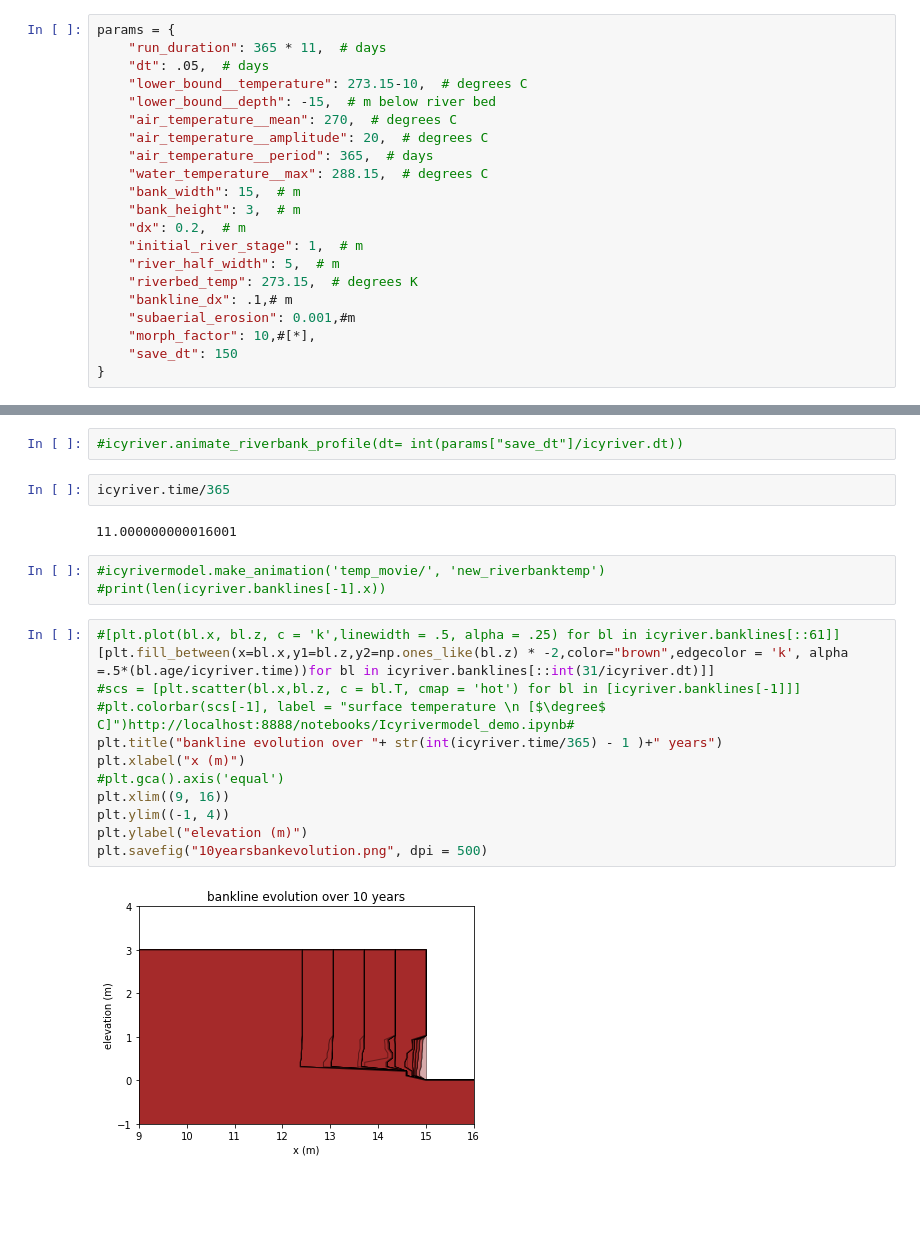
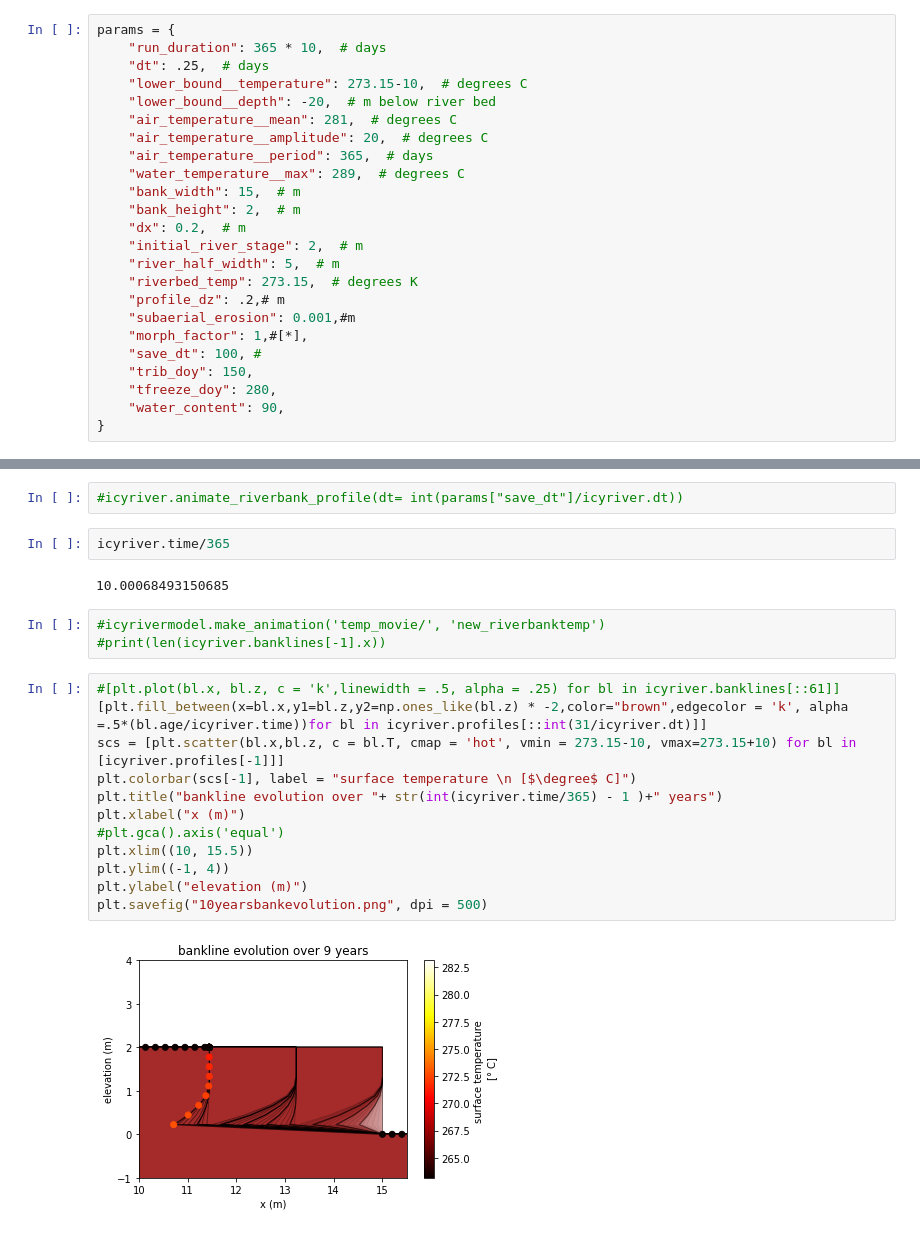
Before and after one commit to josiearcuri/icyrivermodel, a Jupyter notebook: Icyrivermodel_demo.ipynb, the cells around one changed output, grey strips where cells are left out. Saved outputs shown, nothing was run; the diff lists cells and outputs as text; blank space fills up the shorter version.

```diff
--- a/Icyrivermodel_demo.ipynb
+++ b/Icyrivermodel_demo.ipynb
@@ -48,22 +48,25 @@ $q_{conduction} = -k_{perma} \Delta T = - k_{perma} (T_{water} - T_{melt})$
 Under Construction
 # %%
 params = {
-    "run_duration": 365 * 11,  # days
-    "dt": .05,  # days
+    "run_duration": 365 * 10,  # days
+    "dt": .25,  # days
     "lower_bound__temperature": 273.15-10,  # degrees C
-    "lower_bound__depth": -15,  # m below river bed
-    "air_temperature__mean": 270,  # degrees C
+    "lower_bound__depth": -20,  # m below river bed
+    "air_temperature__mean": 281,  # degrees C
     "air_temperature__amplitude": 20,  # degrees C
     "air_temperature__period": 365,  # days
-    "water_temperature__max": 288.15,  # degrees C
+    "water_temperature__max": 289,  # degrees C
     "bank_width": 15,  # m
-    "bank_height": 3,  # m
+    "bank_height": 2,  # m
     "dx": 0.2,  # m
-    "initial_river_stage": 1,  # m
+    "initial_river_stage": 2,  # m
     "river_half_width": 5,  # m
     "riverbed_temp": 273.15,  # degrees K
-    "bankline_dx": .1,# m
+    "profile_dz": .2,# m
     "subaerial_erosion": 0.001,#m
-    "morph_factor": 10,#[*],
-    "save_dt": 150
+    "morph_factor": 1,#[*],
+    "save_dt": 100, #
+    "trib_doy": 150,
+    "tfreeze_doy": 280,
+    "water_content": 90,
 }
@@ -162,22 +185,22 @@ slump! at DOY: 155
 # %%
 icyriver.time/365
 # %% [output]
-11.000000000016001
+10.00068493150685
 # %%
 #icyrivermodel.make_animation('temp_movie/', 'new_riverbanktemp')
 #print(len(icyriver.banklines[-1].x))
 # %%
 #[plt.plot(bl.x, bl.z, c = 'k',linewidth = .5, alpha = .25) for bl in icyriver.banklines[::61]]
-[plt.fill_between(x=bl.x,y1=bl.z,y2=np.ones_like(bl.z) * -2,color="brown",edgecolor = 'k', alpha =.5*(bl.age/icyriver.time))for bl in icyriver.banklines[::int(31/icyriver.dt)]]
-#scs = [plt.scatter(bl.x,bl.z, c = bl.T, cmap = 'hot') for bl in [icyriver.banklines[-1]]]
-#plt.colorbar(scs[-1], label = "surface temperature \n [$\degree$ C]")http://localhost:8888/notebooks/Icyrivermodel_demo.ipynb#
+[plt.fill_between(x=bl.x,y1=bl.z,y2=np.ones_like(bl.z) * -2,color="brown",edgecolor = 'k', alpha =.5*(bl.age/icyriver.time))for bl in icyriver.profiles[::int(31/icyriver.dt)]]
+scs = [plt.scatter(bl.x,bl.z, c = bl.T, cmap = 'hot', vmin = 273.15-10, vmax=273.15+10) for bl in [icyriver.profiles[-1]]]
+plt.colorbar(scs[-1], label = "surface temperature \n [$\degree$ C]")
 plt.title("bankline evolution over "+ str(int(icyriver.time/365) - 1 )+" years")
 plt.xlabel("x (m)")
 #plt.gca().axis('equal')
-plt.xlim((9, 16))
+plt.xlim((10, 15.5))
 plt.ylim((-1, 4))
 plt.ylabel("elevation (m)")
 plt.savefig("10yearsbankevolution.png", dpi = 500)
 # %% [output]
-[figure, old version]
+[figure, new version]
 # %%
```
Also changed, not shown: parts of 10 cells of this notebook, 6 other files.
